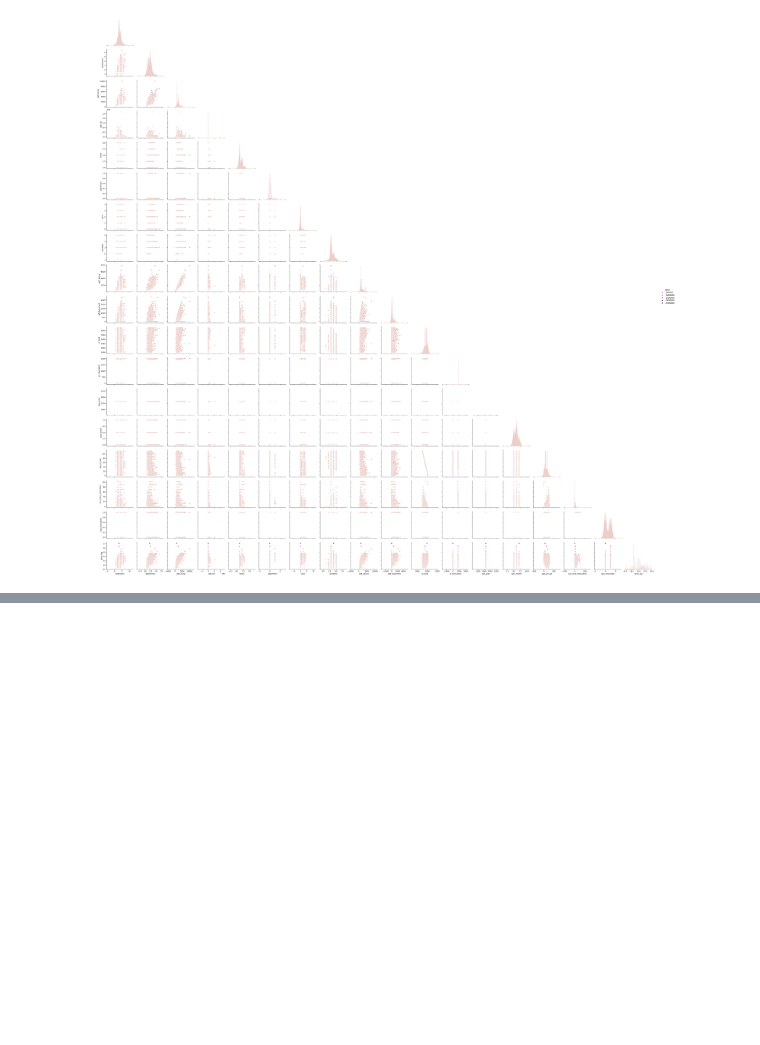
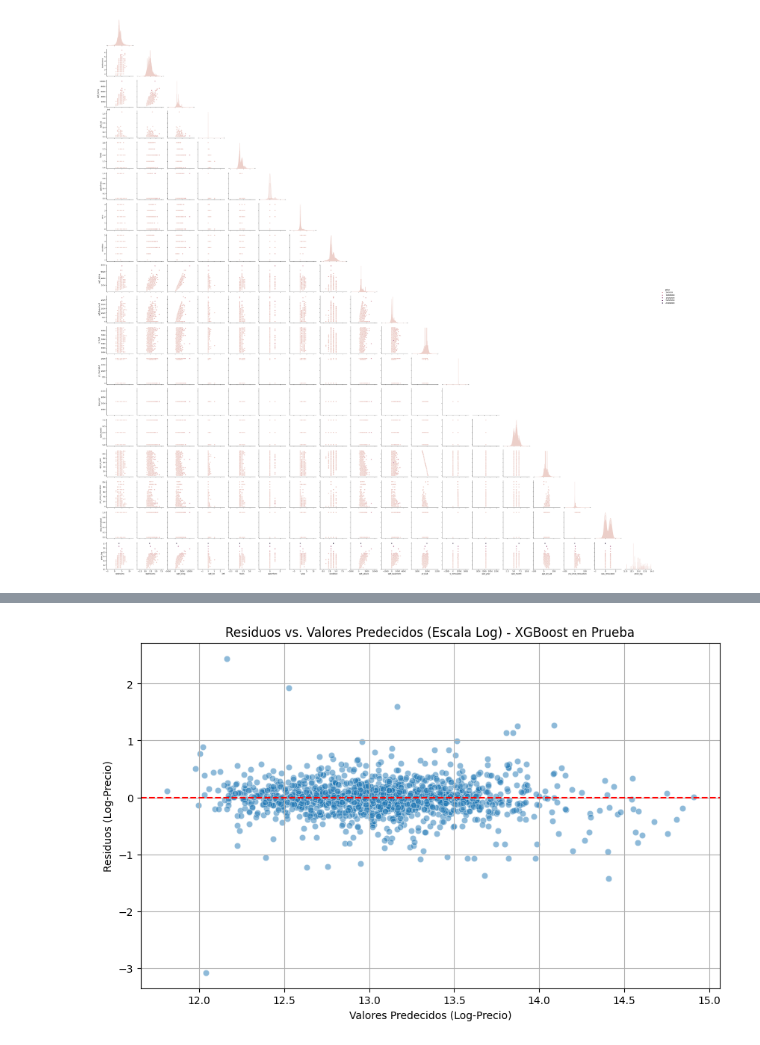
Before and after one commit to kleineer/ml_web_app_using_flask, a Jupyter notebook: src/explore.ipynb, the cells around one changed output, grey strips where cells are left out. Drawn from its saved outputs; the diff is of its cells as text; code cells hidden in the pictures; blank space fills up the shorter version.

```diff
--- a/src/explore.ipynb
+++ b/src/explore.ipynb
@@ -318,0 +853,98 @@ SyntaxError: '(' was never closed (2439367697.py, line 3)
+# %%
+# --- 1. Cálculo de Residuos ---
+
+# Residuos en la escala logarítmica (si el objetivo fue price_log)
+if target_column == 'price_log':
+    residuos_log = y_test - y_pred_test_xgb
+    # y_test_original = np.expm1(y_test) # Ya calculado en el gráfico anterior
+    # y_pred_test_xgb_original = np.expm1(y_pred_test_xgb) # Ya calculado
+else: # Si el objetivo era el precio original
+    residuos_log = None # No aplica
+    # y_test_original = y_test
+    # y_pred_test_xgb_original = y_pred_test_xgb
+
+# Recalcular y_test_original y y_pred_test_xgb_original si no están disponibles
+# Asegurarse de que y_test es una Serie de Pandas para obtener .values si es necesario
+if isinstance(y_test, pd.Series):
+    y_test_original_vals = np.expm1(y_test.values) if target_column == 'price_log' else y_test.values
+else: # Asumir que es un array de NumPy
+    y_test_original_vals = np.expm1(y_test) if target_column == 'price_log' else y_test
+
+y_pred_test_xgb_original_vals = np.expm1(y_pred_test_xgb) if target_column == 'price_log' else y_pred_test_xgb
+
+residuos_original = y_test_original_vals - y_pred_test_xgb_original_vals
+
+# --- 2. Gráfico de Residuos vs. Valores Predecidos ---
+
+# En escala logarítmica (si aplica)
+if residuos_log is not None:
+    plt.figure(figsize=(10, 6))
+    sns.scatterplot(x=y_pred_test_xgb, y=residuos_log, alpha=0.5)
+    plt.axhline(0, color='red', linestyle='--')
+    plt.xlabel("Valores Predecidos (Log-Precio)")
+    plt.ylabel("Residuos (Log-Precio)")
+    plt.title("Residuos vs. Valores Predecidos (Escala Log) - XGBoost en Prueba")
+    plt.grid(True)
+    plt.show()
+
+# En escala original de dólares
+plt.figure(figsize=(10, 6))
+sns.scatterplot(x=y_pred_test_xgb_original_vals, y=residuos_original, alpha=0.5)
+plt.axhline(0, color='red', linestyle='--')
+plt.xlabel("Valores Predecidos (Precio Original $)")
+plt.ylabel("Residuos (Precio Original $)")
+plt.title("Residuos vs. Valores Predecidos (Escala Original) - XGBoost en Prueba")
+plt.ticklabel_format(style='plain', axis='both')
+plt.grid(True)
+plt.show()
+
+# --- 3. Gráfico de Residuos (escala original) vs. Características Importantes ---
+# Selecciona algunas de las características más importantes de tu X_test_processed
+# Basado en tu output anterior: 'sqft_living', 'city_Seattle', 'sqft_lot', 'bathrooms', 'age_at_sale'
+
+caracteristicas_importantes = ['sqft_living', 'sqft_lot', 'bathrooms', 'age_at_sale']
+# Para 'city_Seattle', un gráfico de dispersión no es tan informativo como un boxplot de residuos
+# agrupado por la presencia o ausencia de esa ciudad.
+
+for feature in caracteristicas_importantes:
+    if feature in X_test_processed.columns:
+        plt.figure(figsize=(10, 6))
+        # Asegúrate de que los índices coincidan si X_test_processed y residuos_original son Series
+        # Si residuos_original es un array de NumPy, no necesita .values
+        # Si X_test_processed[feature] es una Serie, su índice se alineará con el de una Serie de residuos.
+        # Si residuos_original es un array, X_test_processed[feature].values
+
+        # Para asegurar alineación, es mejor si residuos_original es una Serie con el mismo índice que X_test_processed
+        residuos_original_series = pd.Series(residuos_original, index=X_test_processed.index)
+
+        sns.scatterplot(x=X_test_processed[feature], y=residuos_original_series, alpha=0.5)
+        plt.axhline(0, color='red', linestyle='--')
+        plt.xlabel(f"Característica: {feature}")
+        plt.ylabel("Residuos (Precio Original $)")
+        plt.title(f"Residuos vs. {feature} - XGBoost en Prueba")
+        plt.grid(True)
+        plt.show()
+    else:
+        print(f"Advertencia: La característica '{feature}' no se encontró en X_test_processed.")
+
+# Para una característica binaria como 'city_Seattle' (si la tienes después del one-hot encoding)
+# podrías usar un boxplot para ver la distribución de los residuos.
+city_seattle_col = 'city_Seattle' # Ajusta este nombre si es diferente después del one-hot encoding
+if city_seattle_col in X_test_processed.columns:
+    plt.figure(figsize=(8, 6))
+    # Crear un DataFrame temporal para el boxplot
+    df_residuos_city = pd.DataFrame({
+        city_seattle_col: X_test_processed[city_seattle_col],
+        'Residuos': residuos_original_series # Usa la serie de residuos con índice
+    })
+    sns.boxplot(x=city_seattle_col, y='Residuos', data=df_residuos_city)
+    plt.axhline(0, color='red', linestyle='--')
+    plt.title(f"Distribución de Residuos vs. {city_seattle_col}")
+    plt.xlabel(f"Es {city_seattle_col} (0=No, 1=Sí)")
+    plt.ylabel("Residuos (Precio Original $)")
+    plt.grid(True)
+    plt.show()
+else:
+    print(f"Advertencia: La columna '{city_seattle_col}' no se encontró en X_test_processed.")
+# %% [output]
+[figure, added]
```
Also changed, not shown: parts of 31 cells of this notebook, 5 other files.
